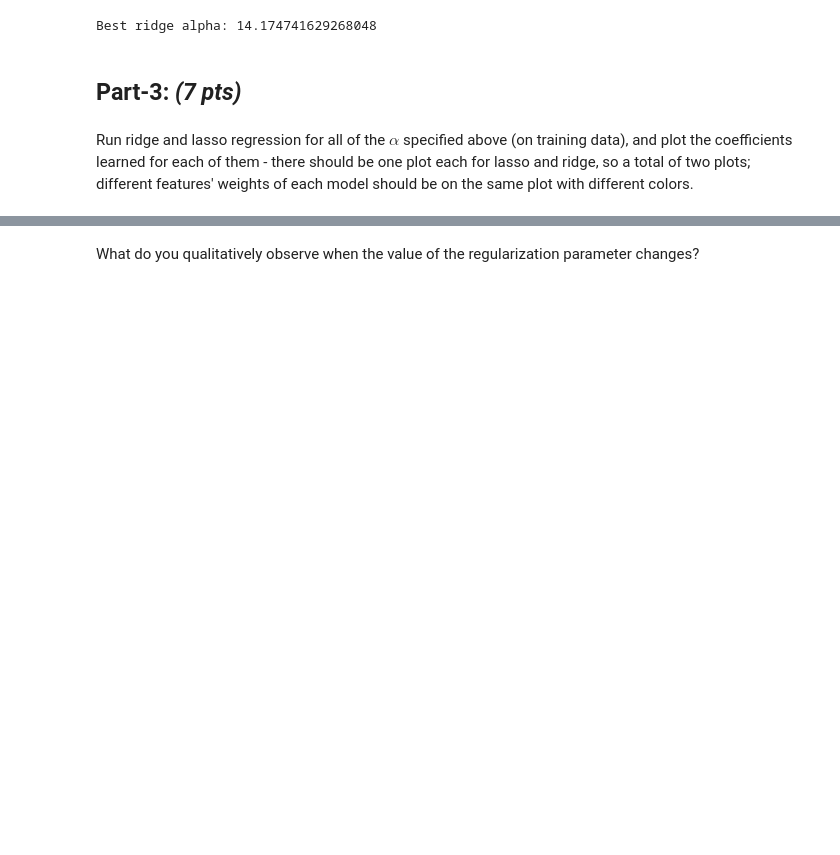
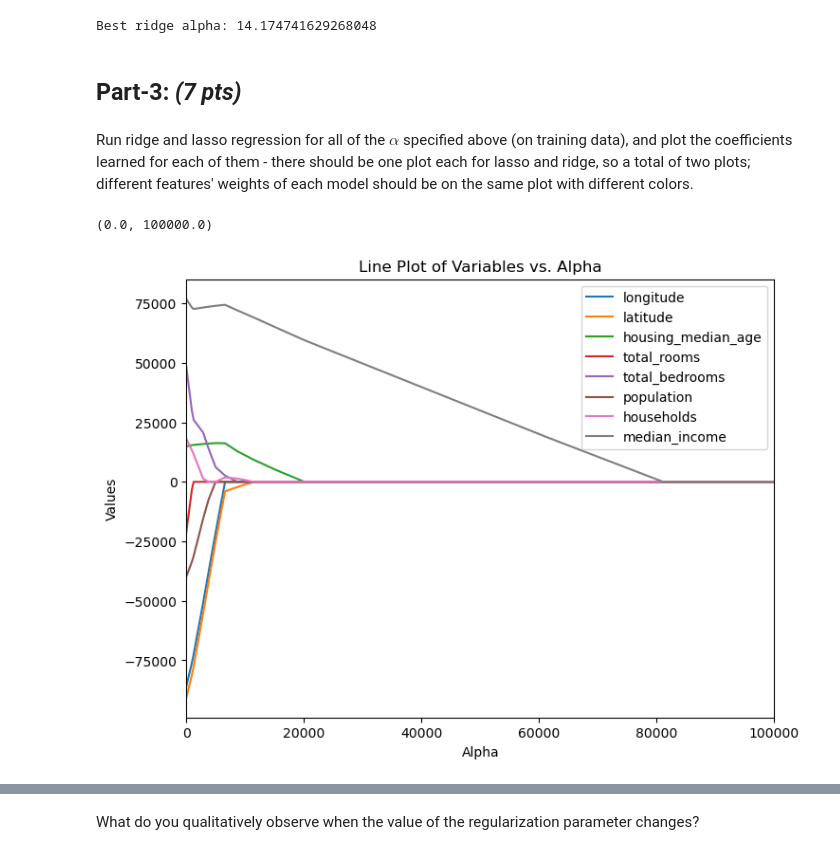
Before and after one commit to axj65/ece381, a Jupyter notebook: HW_1.ipynb, the cells around one changed output, grey strips where cells are left out. Saved outputs shown, nothing was run; the diff lists cells and outputs as text; code cells hidden in the pictures; blank space fills up the shorter version.

```diff
--- a/HW_1.ipynb
+++ b/HW_1.ipynb
@@ -237,7 +236,7 @@ for alpha in alphas:
 
   #Instantiate a lasso model with the current alpha
   ##  START CODE  ## (1 line of code)
-  lasso = sklearn.linear_model.Lasso(alpha=alpha)
+  lasso = linear_model.Lasso(alpha=alpha)
   ##  END CODE    ##
 
   avg_mse = 0
@@ -271,7 +270,7 @@ for alpha in alphas:
 
   #Instantiate a ridge model with the current alpha
   ##  START CODE  ## (1 line of code)
-  ridge = sklearn.linear_model.Ridge(alpha=alpha)
+  ridge = linear_model.Ridge(alpha=alpha)
   ##  END CODE    ##
 
   avg_mse = 0
@@ -314,15 +313,15 @@ coefs = []
 for a in alphas:
   #Specify current alpha as parameter for the lasso model
   ## START CODE ## (1 line of code)
-
+  lasso = linear_model.Lasso(alpha=a)
   ## END CODE ##
 
   #Fit the training data to the lasso model
   ## START CODE ## (1 line of code)
-
+  lasso.fit(Xscaled_train[train], y_train[train])
   ## END CODE ##
 
   #Store learned coefficients in the coef variable
   ## START CODE ## (1 line of code)
-
+  coefs.append(lasso.coef_)
   ## END CODE ##
@@ -334,3 +328,30 @@ for a in alphas:
+# %%
+# Write the code to make the plot for coefficients learned from lasso
+## START CODE ##
+coefs_df = pd.DataFrame(coefs, columns = list(X))
+coefs_df['alpha'] = alphas
+coefs_df
+
+# Extract the alpha values and other variables
+alpha_values = coefs_df['alpha']
+other_variables = coefs_df.drop(columns=['alpha'])
+
+# Create a line plot
+plt.figure(figsize=(8, 6))  # Adjust the figure size as needed
+for column in other_variables.columns:
+    plt.plot(alpha_values, other_variables[column], label=column)
+
+# Add labels and legend
+plt.xlabel('Alpha')
+plt.ylabel('Values')
+plt.title('Line Plot of Variables vs. Alpha')
+plt.legend()
+plt.xlim(0, 100000)
+
+## END CODE ##
+# %% [output]
+(0.0, 100000.0)
+[figure, added]
 # %%
 # Ridge Regression
 
```
Also changed, not shown: parts of 13 cells of this notebook.
